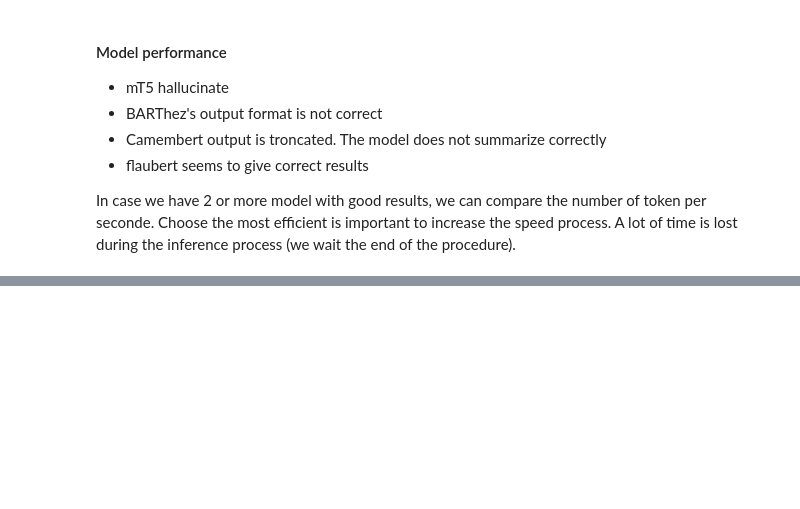
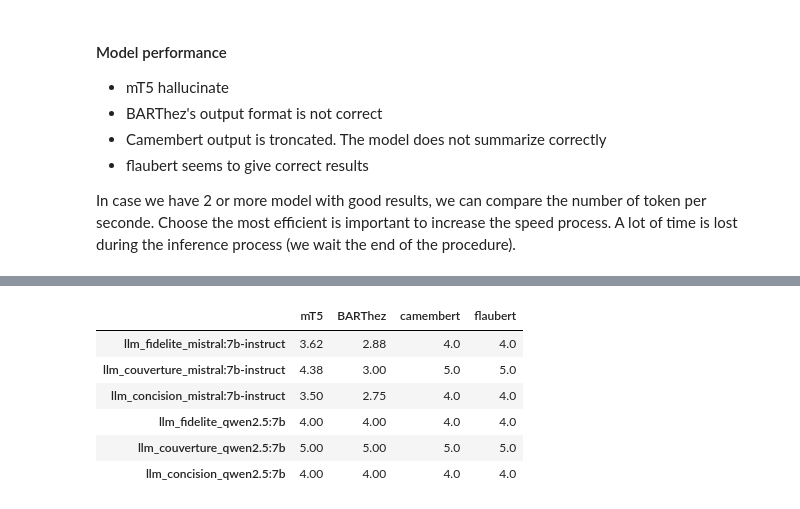
Before and after one commit to jaysenSAW/Asset_Knowledge_Graph, a Jupyter notebook: PoC_summarize.ipynb, the cells around one changed output, grey strips where cells are left out. Drawn from its saved outputs; the diff is of its cells as text; code cells hidden in the pictures; blank space fills up the shorter version.

```diff
--- a/PoC_summarize.ipynb
+++ b/PoC_summarize.ipynb
@@ -326,7 +420,7 @@ from transformers import T5TokenizerFast, AutoModelForSeq2SeqLM
 flaubert_ckpt = "plguillou/t5-base-fr-sum-cnndm"
 
 flaubert_tokenizer = T5TokenizerFast.from_pretrained(flaubert_ckpt)
-flaubert_model = AutoModelForSeq2SeqLM.from_pretrained(flaubert_ckpt)
+flaubert_model = AutoModelForSeq2SeqLM.from_pretrained(flaubert_ckpt).to(device)
 
 if flaubert_tokenizer.pad_token is None:
     flaubert_tokenizer.pad_token = flaubert_tokenizer.eos_token
@@ -368,0 +562,30 @@ pd.DataFrame(
+# %%
+sources = [c["text"] for c in chunks]
+llm_models = {"mistral:7b-instruct" : None, "qwen2.5:7b" : None}
+for judge_llm in llm_models.keys():
+    results = {}
+    for name, chunk_model in zip(
+        ["mT5", "BARThez", "camembert", "flaubert" ],
+        [chunk_summaries_mT5, chunk_summaries_BARThez, chunk_summaries_camembert, chunk_summaries_flaubert]
+        ):
+        judge_scores = evaluate_with_llm(
+            predictions = chunk_model,
+            sources = sources,
+            model_name = judge_llm
+        )
+        results[name] = judge_scores
+        # print("Notes obtenues par "+name+" via "+judge_llm+" :")
+        # print(judge_scores)
+    llm_models[judge_llm] = results
+# %%
+# Update the benchmark with the new results
+# Add comparison between mistal and qwen
+for judge_llm in llm_models.keys():
+    df_bench = pd.concat(
+        [
+            df_bench,
+            pd.DataFrame(llm_models[judge_llm]).T.add_suffix("_"+judge_llm)
+        ],
+        axis=1
+    )
+df_bench.sort_index(axis=1)
@@ -368,0 +600,18 @@ pd.DataFrame(
+# %%
+dfs = []
+for judge_llm, data in llm_models.items():
+    sub_df = pd.DataFrame(data)
+    sub_df.index = sub_df.index.map(lambda x: f"{x}_{judge_llm}")
+    dfs.append(sub_df)
+
+df = pd.concat(dfs)
+# %%
+df
+# %% [output]
+|  | mT5 | BARThez | camembert | flaubert |
+| llm_fidelite_mistral:7b-instruct | 3.62 | 2.88 | 4.0 | 4.0 |
+| llm_couverture_mistral:7b-instruct | 4.38 | 3.00 | 5.0 | 5.0 |
+| llm_concision_mistral:7b-instruct | 3.50 | 2.75 | 4.0 | 4.0 |
+| llm_fidelite_qwen2.5:7b | 4.00 | 4.00 | 4.0 | 4.0 |
+| llm_couverture_qwen2.5:7b | 5.00 | 5.00 | 5.0 | 5.0 |
+| llm_concision_qwen2.5:7b | 4.00 | 4.00 | 4.0 | 4.0 |
```
Also changed, not shown: parts of 28 cells of this notebook.
